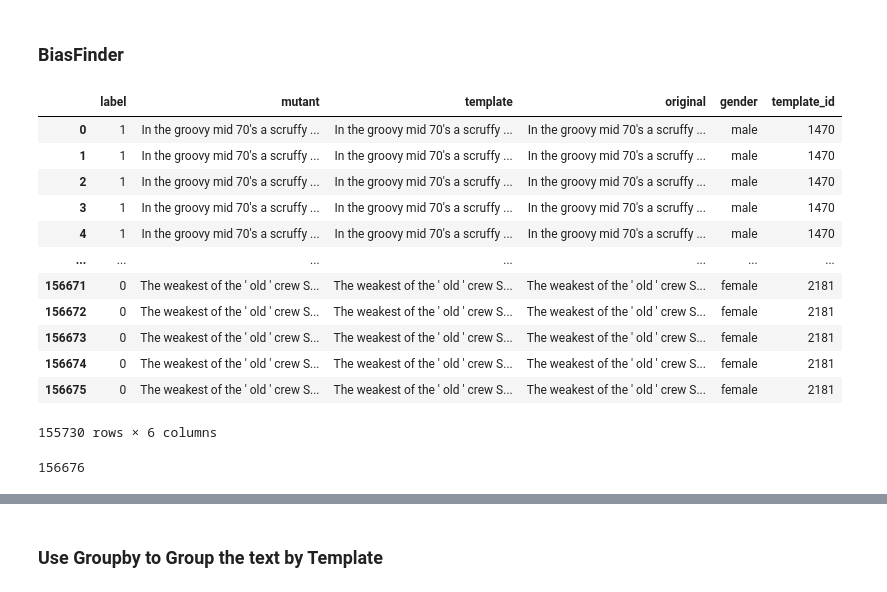
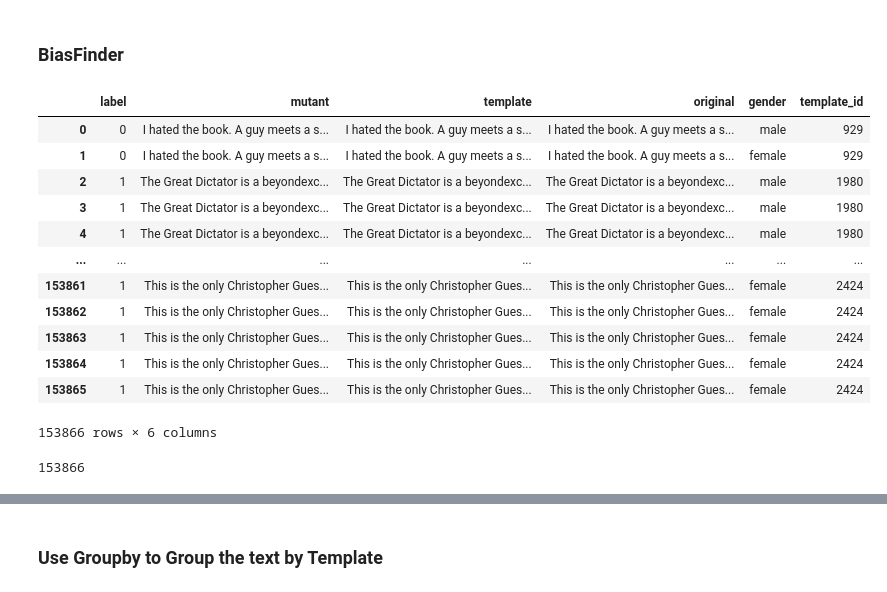
Before and after one commit to soarsmu/BiasFinder, a Jupyter notebook: codes/gender/BTC.ipynb, the cells around one changed output, grey strips where cells are left out. Cells and saved outputs as stored; diff of their text form; code cells hidden in the pictures.

Commit message:
measure BTC on new prediction results

```diff
--- a/codes/gender/BTC.ipynb
+++ b/codes/gender/BTC.ipynb
@@ -10,18 +11,18 @@ import time
 # %%
 base_dir = "../../data/biasfinder/gender/"
 df = pd.read_csv(base_dir + "test.csv", header=None, sep="\t", names=["label", "mutant", "template", "original", "gender", "template_id"])
-df.drop_duplicates()
+df
 # %% [output]
 |  | label | mutant | template | original | gender | template_id |
-| 0 | 1 | In the groovy mid 70's a scruffy ... | In the groovy mid 70's a scruffy ... | In the groovy mid 70's a scruffy ... | male | 1470 |
-| 1 | 1 | In the groovy mid 70's a scruffy ... | In the groovy mid 70's a scruffy ... | In the groovy mid 70's a scruffy ... | male | 1470 |
-| 2 | 1 | In the groovy mid 70's a scruffy ... | In the groovy mid 70's a scruffy ... | In the groovy mid 70's a scruffy ... | male | 1470 |
-| 3 | 1 | In the groovy mid 70's a scruffy ... | In the groovy mid 70's a scruffy ... | In the groovy mid 70's a scruffy ... | male | 1470 |
-| 4 | 1 | In the groovy mid 70's a scruffy ... | In the groovy mid 70's a scruffy ... | In the groovy mid 70's a scruffy ... | male | 1470 |
+| 0 | 0 | I hated the book. A guy meets a s... | I hated the book. A guy meets a s... | I hated the book. A guy meets a s... | male | 929 |
+| 1 | 0 | I hated the book. A guy meets a s... | I hated the book. A guy meets a s... | I hated the book. A guy meets a s... | female | 929 |
+| 2 | 1 | The Great Dictator is a beyondexc... | The Great Dictator is a beyondexc... | The Great Dictator is a beyondexc... | male | 1980 |
+| 3 | 1 | The Great Dictator is a beyondexc... | The Great Dictator is a beyondexc... | The Great Dictator is a beyondexc... | male | 1980 |
+| 4 | 1 | The Great Dictator is a beyondexc... | The Great Dictator is a beyondexc... | The Great Dictator is a beyondexc... | male | 1980 |
 | ... | ... | ... | ... | ... | ... | ... |
-| 156671 | 0 | The weakest of the ' old ' crew S... | The weakest of the ' old ' crew S... | The weakest of the ' old ' crew S... | female | 2181 |
-| 156672 | 0 | The weakest of the ' old ' crew S... | The weakest of the ' old ' crew S... | The weakest of the ' old ' crew S... | female | 2181 |
-| 156673 | 0 | The weakest of the ' old ' crew S... | The weakest of the ' old ' crew S... | The weakest of the ' old ' crew S... | female | 2181 |
-| 156674 | 0 | The weakest of the ' old ' crew S... | The weakest of the ' old ' crew S... | The weakest of the ' old ' crew S... | female | 2181 |
-| 156675 | 0 | The weakest of the ' old ' crew S... | The weakest of the ' old ' crew S... | The weakest of the ' old ' crew S... | female | 2181 |
+| 153861 | 1 | This is the only Christopher Gues... | This is the only Christopher Gues... | This is the only Christopher Gues... | female | 2424 |
+| 153862 | 1 | This is the only Christopher Gues... | This is the only Christopher Gues... | This is the only Christopher Gues... | female | 2424 |
+| 153863 | 1 | This is the only Christopher Gues... | This is the only Christopher Gues... | This is the only Christopher Gues... | female | 2424 |
+| 153864 | 1 | This is the only Christopher Gues... | This is the only Christopher Gues... | This is the only Christopher Gues... | female | 2424 |
+| 153865 | 1 | This is the only Christopher Gues... | This is the only Christopher Gues... | This is the only Christopher Gues... | female | 2424 |
-155730 rows × 6 columns
+153866 rows × 6 columns
@@ -38,12 +28,0 @@ def read_txt(fpath):
-# %%
-output_dir = "biasfinder/gender"
-
-result_dir = "../../result/" + output_dir + "/"
-
-path = result_dir + "results_data.txt"
-
-pred = read_txt(path)
-
-print(len(pred))
-# %% [output]
-156676
@@ -50,3 +34,11 @@ print(len(pred))
+# %%
+
+prediction_fpath = os.path.join(base_dir, "prediction.pkl")
+pred = read_prediction(prediction_fpath)
+
+print(len(pred))
+# %% [output]
+153866
 # %%
 df["prediction"] = pred
 # %%
```
Also changed, not shown: parts of 33 cells of this notebook.
